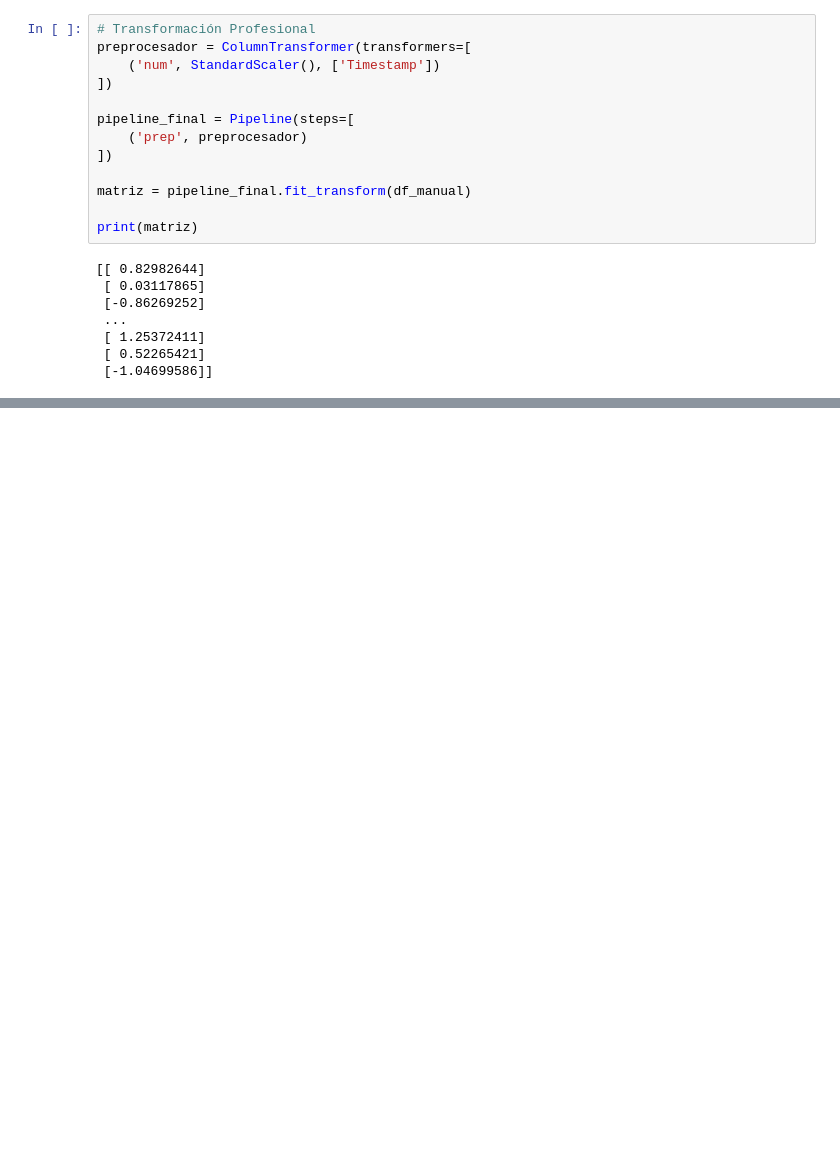
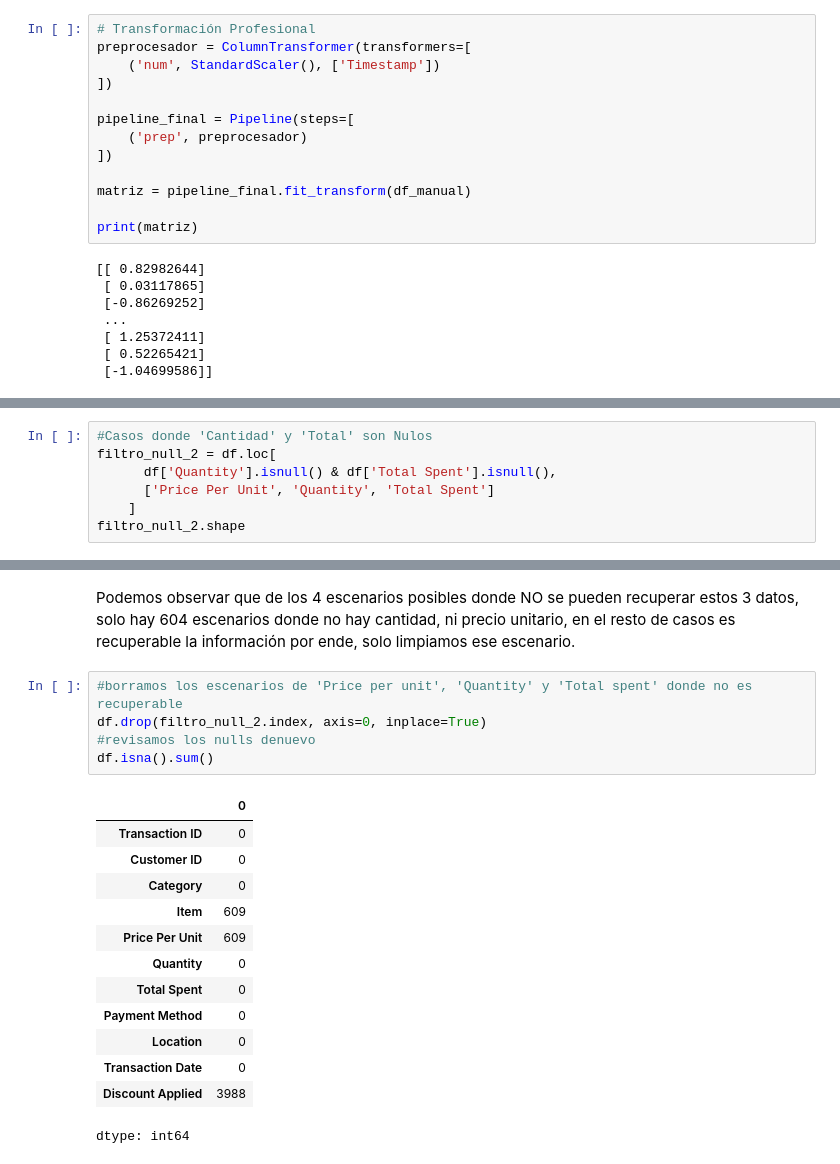
Before and after one commit to Paltaxd2/Evaluacion1_Programacion_Ciencia_Datos, a Jupyter notebook: Progra_EVA1_V001.ipynb, the cells around one changed output, grey strips where cells are left out. Drawn from its saved outputs; the diff is of its cells as text; blank space fills up the shorter version.

```diff
--- a/Progra_EVA1_V001.ipynb
+++ b/Progra_EVA1_V001.ipynb
@@ -107,0 +172,7 @@ print(matriz)
+# %%
+#Casos donde 'Cantidad' y 'Total' son Nulos
+filtro_null_2 = df.loc[
+      df['Quantity'].isnull() & df['Total Spent'].isnull(),
+      ['Price Per Unit', 'Quantity', 'Total Spent']
+    ]
+filtro_null_2.shape
@@ -107,0 +200,21 @@ print(matriz)
+# %% [markdown]
+Podemos observar que de los 4 escenarios posibles donde NO se pueden recuperar estos 3 datos, solo hay  604 escenarios donde no hay cantidad, ni precio unitario, en el resto de casos es recuperable la información por ende, solo limpiamos ese escenario.
+# %%
+#borramos los escenarios de 'Price per unit', 'Quantity' y 'Total spent' donde no es recuperable
+df.drop(filtro_null_2.index, axis=0, inplace=True)
+#revisamos los nulls denuevo
+df.isna().sum()
+# %% [output]
+|  | 0 |
+| Transaction ID | 0 |
+| Customer ID | 0 |
+| Category | 0 |
+| Item | 609 |
+| Price Per Unit | 609 |
+| Quantity | 0 |
+| Total Spent | 0 |
+| Payment Method | 0 |
+| Location | 0 |
+| Transaction Date | 0 |
+| Discount Applied | 3988 |
+dtype: int64
```
Also changed, not shown: parts of 39 cells of this notebook.
